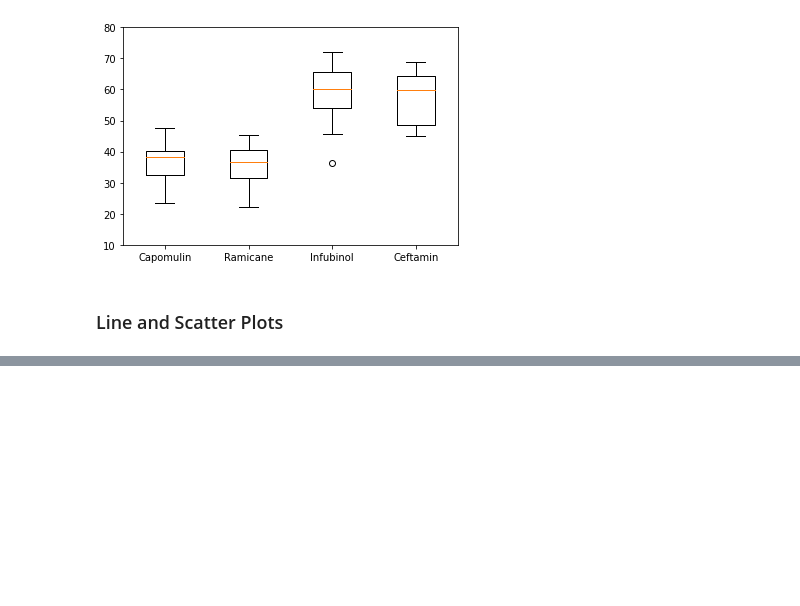
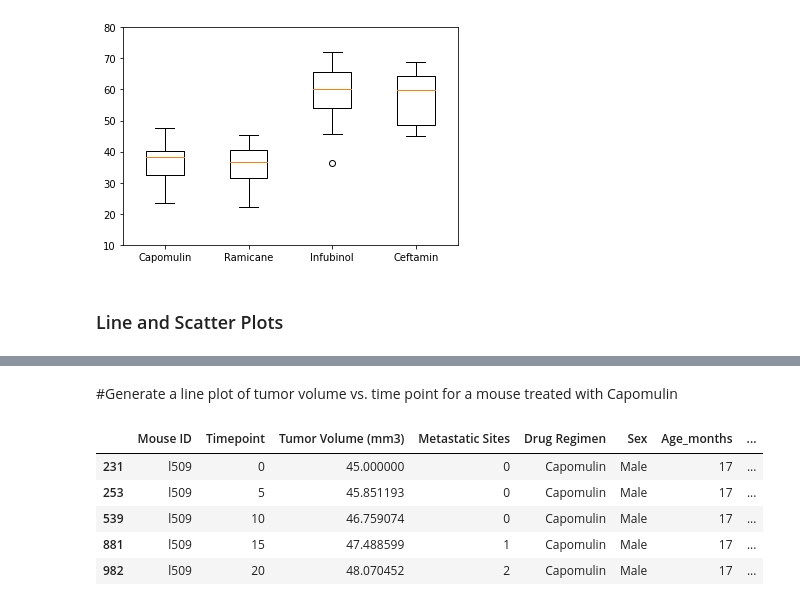
Before and after one commit to leilazintsem/Matplotlib-Challenge, a Jupyter notebook: Pymaceuticals/Main.ipynb, the cells around one changed output, grey strips where cells are left out. Cells and saved outputs as stored; diff of their text form; code cells hidden in the pictures; blank space fills up the shorter version.

Commit message:
Created data frame for mouse l509

```diff
--- a/Pymaceuticals/Main.ipynb
+++ b/Pymaceuticals/Main.ipynb
@@ -318,0 +300,13 @@ plt.show()
+# %% [markdown]
+#Generate a line plot of tumor volume vs. time point for a mouse treated with Capomulin
+# %%
+#let s get all data for Mouse l509
+mouse_df = clean_data.loc[clean_data["Mouse ID"]== "l509",:]
+mouse_df.head()
+# %% [output]
+|  | Mouse ID | Timepoint | Tumor Volume (mm3) | Metastatic Sites | Drug Regimen | Sex | Age_months | ... |
+| 231 | l509 | 0 | 45.000000 | 0 | Capomulin | Male | 17 | ... |
+| 253 | l509 | 5 | 45.851193 | 0 | Capomulin | Male | 17 | ... |
+| 539 | l509 | 10 | 46.759074 | 0 | Capomulin | Male | 17 | ... |
+| 881 | l509 | 15 | 47.488599 | 1 | Capomulin | Male | 17 | ... |
+| 982 | l509 | 20 | 48.070452 | 2 | Capomulin | Male | 17 | ... |
```
Also changed, not shown: parts of 1 cell of this notebook.
